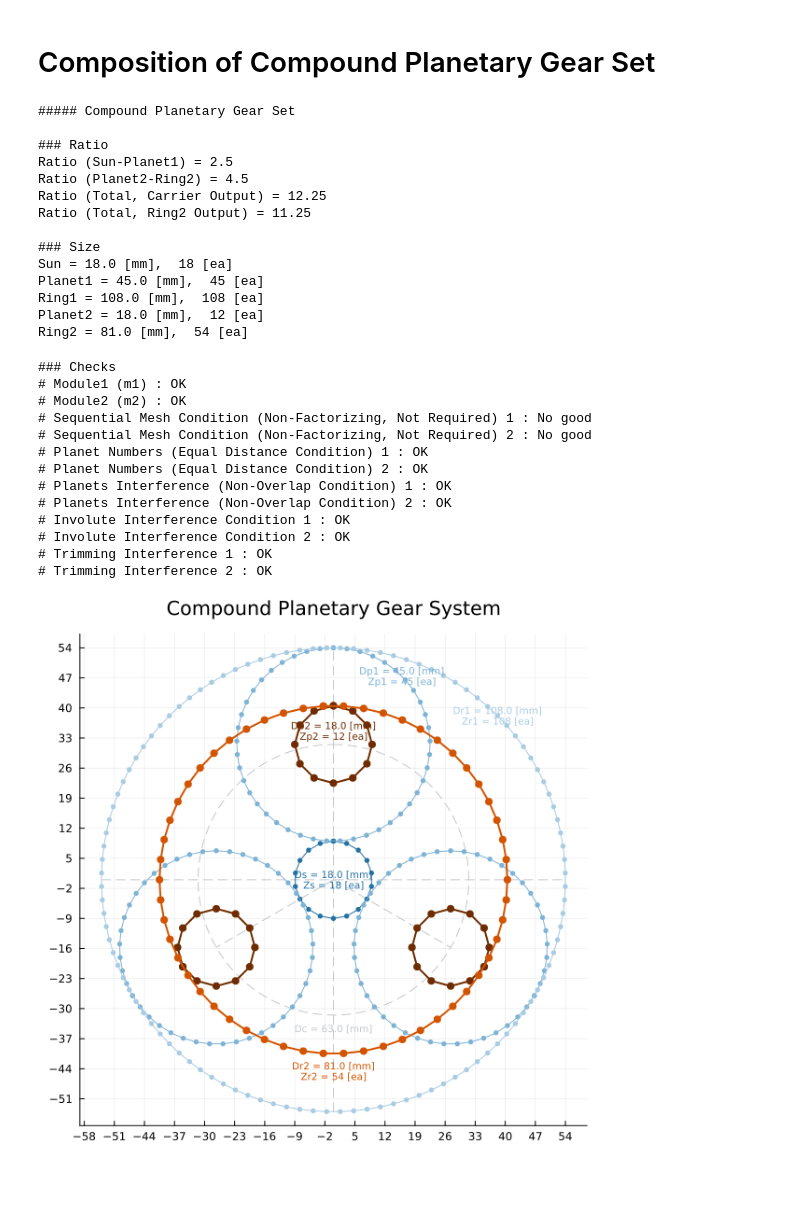
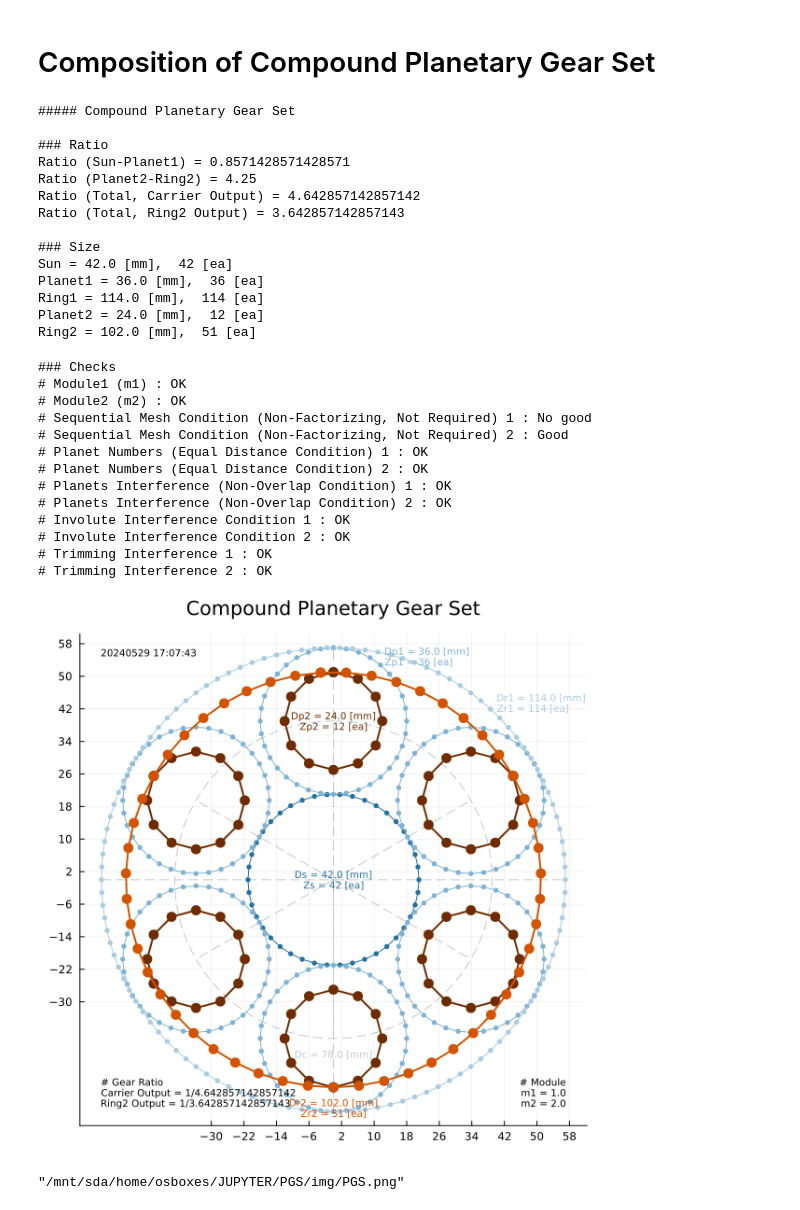
Before and after one commit to dymaxionkim/PGS, a Jupyter notebook: PGS.ipynb, the cells around one changed output. Drawn from its saved outputs; the diff is of its cells as text; code cells hidden in the pictures.

```diff
--- a/PGS.ipynb
+++ b/PGS.ipynb
@@ -7,11 +7,11 @@
 TYPE = 1; # Flag of type for Compound/Simple : 1 or 0
 alpha = 20.0; # Pressure Angle [deg]
 m1 = 1.0; # Module1
-m2 = 1.5; # Module2 (No need for Compound)
-Np = 3;  # Planets Number
-Ds = 18.0; # Dia Sun
-Dp1 = 45.0; # Dia Planet1
-Dp2 = 18.0; # Dia Planet2 (No need for Compound)
+m2 = 2.0; # Module2 (No need for Compound)
+Np = 6;  # Planets Number
+Ds = 42.0; # Dia Sun
+Dp1 = 36.0; # Dia Planet1
+Dp2 = 24.0; # Dia Planet2 (No need for Compound)
 
 # Inputs for Plots
 MarkerSize=3;
@@ -38,7 +38,7 @@ if TYPE==1
     Gr2p2 = Dr2/Dp2; # Ratio of Ring-Planet2
     G1 = 1+Gr2p2*Gp1s; # Ratio Total (Carrier Output)
     G2 = Gr2p2*Gp1s; # Ratio Total (Ring Output)
-    Ds2 = Dc-2*Dp2;
+    Ds2 = Dr2-2*Dp2;
     Zs2 = Ds2/m2
     Zp2 = round(Int32,Dp2/m2);
     Zr2 = round(Int32,Dr2/m2);
@@ -76,17 +76,17 @@ end
 ##### Compound Planetary Gear Set
 
 ### Ratio
-Ratio (Sun-Planet1) = 2.5
-Ratio (Planet2-Ring2) = 4.5
-Ratio (Total, Carrier Output) = 12.25
-Ratio (Total, Ring2 Output) = 11.25
+Ratio (Sun-Planet1) = 0.8571428571428571
+Ratio (Planet2-Ring2) = 4.25
+Ratio (Total, Carrier Output) = 4.642857142857142
+Ratio (Total, Ring2 Output) = 3.642857142857143
 
 ### Size
-Sun = 18.0 [mm],  18 [ea]
-Planet1 = 45.0 [mm],  45 [ea]
-Ring1 = 108.0 [mm],  108 [ea]
-Planet2 = 18.0 [mm],  12 [ea]
-Ring2 = 81.0 [mm],  54 [ea]
+Sun = 42.0 [mm],  42 [ea]
+Planet1 = 36.0 [mm],  36 [ea]
+Ring1 = 114.0 [mm],  114 [ea]
+Planet2 = 24.0 [mm],  12 [ea]
+Ring2 = 102.0 [mm],  51 [ea]
 # %%
 # Checks
 print("### Checks\n")
@@ -94,12 +94,12 @@ print("### Checks\n")
 ### 모듈이 기어 이빨개수가 정수로 떨어지도록 결정 되었는지 확인
 ## Check Module 1
 print("# Module1 (m1) : ")
-if Ds%m1==0 && Dp1%m1==0 print("OK\n") else print("Fail\n") end
+if Ds%m1<0.000001 && Dp1%m1<0.000001 print("OK\n") else print("Fail\n") end
 
 ## Check Module 2
 if TYPE==1
     print("# Module2 (m2) : ")
-    if Dp2%m2==0 && Dr2%m2==0 print("OK\n") else print("Fail\n") end
+    if Dp2%m2<0.000001 && Dr2%m2<0.000001 print("OK\n") else print("Fail\n") end
 end
 
 ### 각각의 유성기어와 썬기어의 맞물림 순간의 치접촉 형태가 각각 다른지 확인
@@ -174,7 +174,7 @@ if alpha!=20 print("No Check (Non-Standard) \n") end
 # Module1 (m1) : OK
 # Module2 (m2) : OK
 # Sequential Mesh Condition (Non-Factorizing, Not Required) 1 : No good
-# Sequential Mesh Condition (Non-Factorizing, Not Required) 2 : No good
+# Sequential Mesh Condition (Non-Factorizing, Not Required) 2 : Good
 # Planet Numbers (Equal Distance Condition) 1 : OK
 # Planet Numbers (Equal Distance Condition) 2 : OK
 # Planets Interference (Non-Overlap Condition) 1 : OK
@@ -185,12 +185,32 @@ if alpha!=20 print("No Check (Non-Standard) \n") end
 # Trimming Interference 2 : OK
 # %%
 using Plots
+using Dates
 
 # Plots
-if TYPE==1 TITLE="Compound Planetary Gear System" else TITLE="Simple Planetary Gear System" end
+if TYPE==1 TITLE="Compound Planetary Gear Set" else TITLE="Simple Planetary Gear Set" end
 p=plot(aspect_ratio=:equal,legend=false,size=(PlotSize,PlotSize),
     xticks=[-2*Dp1+Ds:round((2*Dp1+Ds)/PlotTicks):2*Dp1+Ds;],yticks=[-2*Dp1+Ds:round((2*Dp1+Ds)/PlotTicks):2*Dp1+Ds;],
     title=TITLE)
+
+# Now
+NOW=now();
+NOW=Dates.format(NOW,"yyyymmdd HH:MM:SS")
+annotate!(-Dr1/2,Dr1/2,Plots.text("$NOW",:black,:left,:top,TextSize))
+
+# Gear Ratio
+if TYPE==1
+    annotate!(-Dr1/2,-Dr1/2,Plots.text("# Gear Ratio\nCarrier Output = 1/$G1\nRing2 Output = 1/$G2",:black,:left,:bottom,TextSize))
+else
+    annotate!(-Dr1/2,-Dr1/2,Plots.text("# Gear Ratio\nCarrier Output = 1/$G3\nRing1 Output = 1/$G4",:black,:left,:bottom,TextSize))
+end
+
+# Module
+if TYPE==1
+    annotate!(Dr1/2,-Dr1/2,Plots.text("# Module\nm1 = $m1\nm2 = $m2",:black,:right,:bottom,TextSize))
+else
+    annotate!(Dr1/2,-Dr1/2,Plots.text("# Module\nm1 = $m1",:black,:right,:bottom,TextSize))
+end
 
 # Center Cross
 plot!([0, 0],[-Dr1/2, Dr1/2],color=ColorCross,linestyle=:dash)
@@ -237,7 +257,7 @@ for i in [1:Np;]
     scatter!(p,Xp1[:,i],Yp1[:,i],markercolor=ColorPlanet1,markersize=MarkerSize*m1,markerstrokewidth=0)
 end
 annotate!(((Dp1/2)*cos(pi/4)),Dc/2+(Dp1/2)*sin(pi/4),
-    Plots.text("Dp1 = $Dp1 [mm]\nZp1 = $Zp1 [ea]",ColorPlanet1,:center,TextSize))
+    Plots.text("Dp1 = $Dp1 [mm]\nZp1 = $Zp1 [ea]",ColorPlanet1,:left,:bottom,TextSize))
 
 # Ring1
 tr1=[0:2*pi/Zr1:2*pi;]
@@ -250,37 +270,39 @@ Yr12 = Xr1*sin(2*pi/(Zr1*2)).+Yr1*cos(2*pi/(Zr1*2))
 plot!(p,Xr12,Yr12,color=ColorRing1)
 scatter!(p,Xr12,Yr12,markercolor=ColorRing1,markersize=MarkerSize*m1,markerstrokewidth=0)
 annotate!((Dr1/2)*cos(pi/4),(Dr1/2)*sin(pi/4),
-    Plots.text("Dr1 = $Dr1 [mm]\nZr1 = $Zr1 [ea]",ColorRing1,:center,TextSize))
+    Plots.text("Dr1 = $Dr1 [mm]\nZr1 = $Zr1 [ea]",ColorRing1,:left,:bottom,TextSize))
 
 # Planet2
 if TYPE==1
     tp2=[0:2*pi/Zp2:2*pi;]
     Xp2=(Dp2/2)*sin.(tp2)
     Yp2=(Dp2/2)*cos.(tp2).+(Dc/2)
     for i in [1:Np;]
         Xp2 = [Xp2 Xp2[:,1]*cos(2*pi*(i/Np)).-Yp2[:,1]*sin(2*pi*(i/Np))]
         Yp2 = [Yp2 Xp2[:,1]*sin(2*pi*(i/Np)).+Yp2[:,1]*cos(2*pi*(i/Np))]
         plot!(p,Xp2[:,i],Yp2[:,i],color=ColorPlanet2,linewidth=2)
         scatter!(p,Xp2[:,i],Yp2[:,i],markercolor=ColorPlanet2,markersize=MarkerSize*m2,markerstrokewidth=0)
     end
-    annotate!(0,TextPos*(Dc/2),Plots.text("Dp2 = $Dp2 [mm]\nZp2 = $Zp2 [ea]",ColorPlanet2,:center,TextSize))
+    annotate!(0,Dc/2,Plots.text("Dp2 = $Dp2 [mm]\nZp2 = $Zp2 [ea]",ColorPlanet2,:center,:center,TextSize))
 end
 
 # Ring2
 if TYPE==1
     tr2=[0:2*pi/Zr2:2*pi;]
     Xr2=(Dr2/2)*sin.(tr2)
     Yr2=(Dr2/2)*cos.(tr2)
     Xr22=Xr2
     Yr22=Yr2
     Xr22 = Xr2*cos(2*pi/(Zr2*2)).-Yr2*sin(2*pi/(Zr2*2))
     Yr22 = Xr2*sin(2*pi/(Zr2*2)).+Yr2*cos(2*pi/(Zr2*2))
     plot!(p,Xr22,Yr22,color=ColorRing2,linewidth=2)
     scatter!(p,Xr22,Yr22,markercolor=ColorRing2,markersize=MarkerSize*m2,markerstrokewidth=0)
     annotate!(0,TextPos*(-Dr2/2),Plots.text("Dr2 = $Dr2 [mm]\nZr2 = $Zr2 [ea]",ColorRing2,:center,TextSize))
 end
 
 # Show
 display(p)
+savefig(p,"./img/PGS.png")
 # %% [output]
-[figure, old version]
+[figure, new version]
+"/mnt/sda/home/osboxes/JUPYTER/PGS/img/PGS.png"
```
Also changed, not shown: 1 other file.
